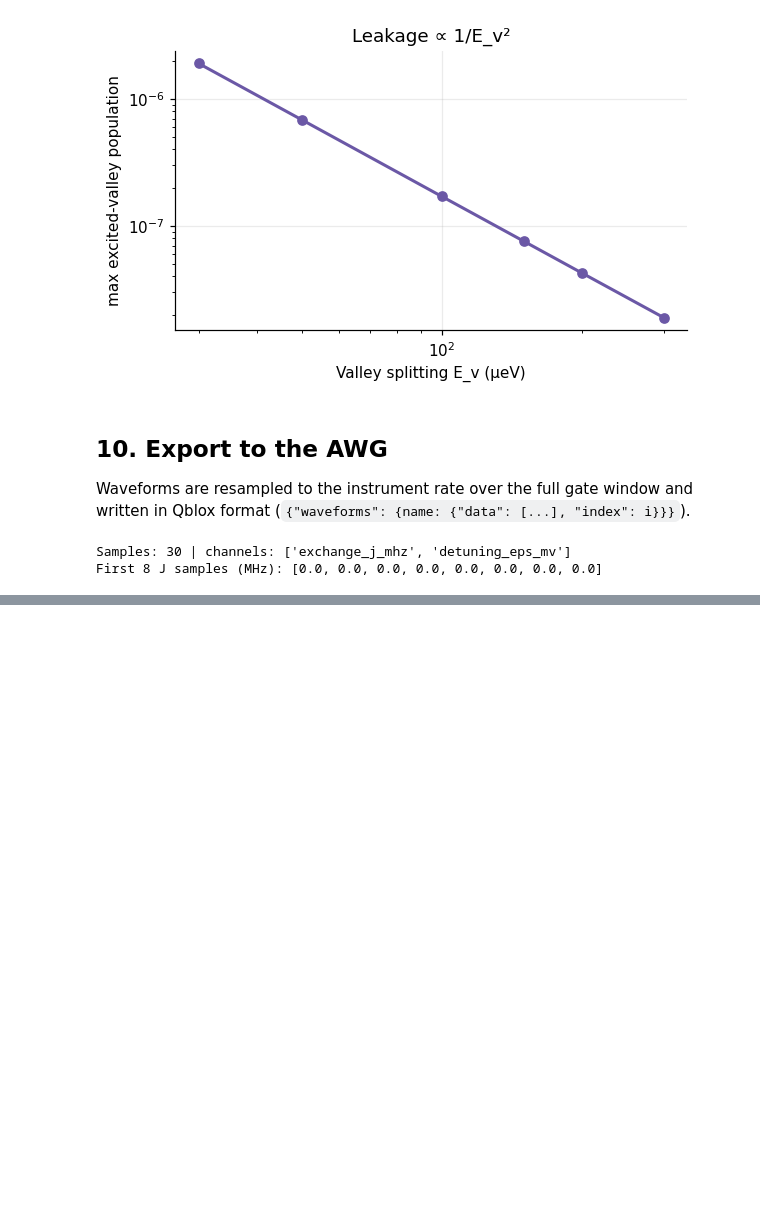
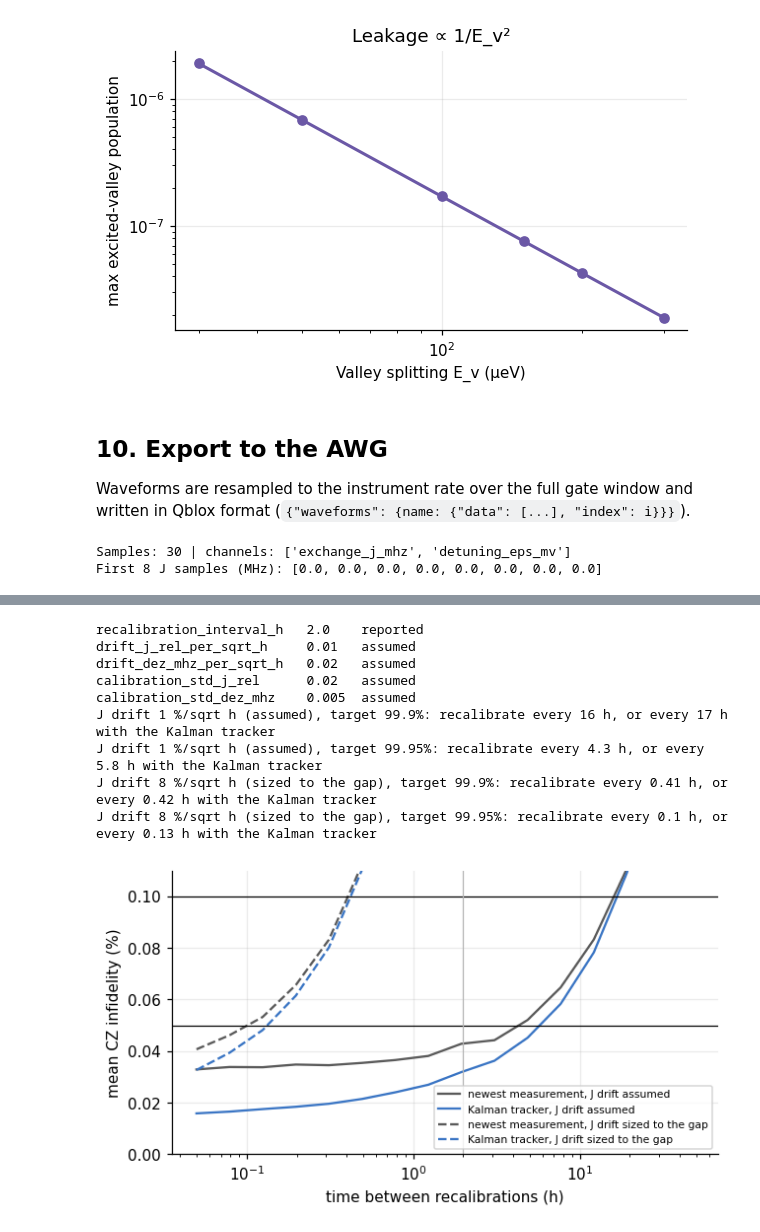
Before and after one commit to Jaspersands/spin-optimal-control, a Jupyter notebook: notebooks/01_exchange_gates_noise_and_benchmarking.ipynb, the cells around one changed output, grey strips where cells are left out. Cells and saved outputs as stored; diff of their text form; code cells hidden in the pictures; blank space fills up the shorter version.

```diff
--- a/notebooks/01_exchange_gates_noise_and_benchmarking.ipynb
+++ b/notebooks/01_exchange_gates_noise_and_benchmarking.ipynb
@@ -331,0 +345,14 @@ First 8 J samples (MHz): [0.0, 0.0, 0.0, 0.0, 0.0, 0.0, 0.0, 0.0]
+# %%
+from spin_optimal_control import load_devices, comparison_table
+from spin_optimal_control.devices import format_comparison_table
+from spin_optimal_control.error_budget import LABELS
+devices = load_devices()
+rows = comparison_table(devices)
+print(format_comparison_table(rows))
+print()
+for r in rows:
+    print(f"{r['device']:42s}", "  ".join(f"{k} {v:.1e}" for k, v in r["contributions"].items()))
+print()
+for d in devices.values():
+    fits = d.zeeman_fit()
+    print(f"{d.short:36s} Zeeman alpha", ", ".join(f"{f['alpha']:.2f} ({f['status']})" for f in fits))
@@ -331,0 +441,39 @@ First 8 J samples (MHz): [0.0, 0.0, 0.0, 0.0, 0.0, 0.0, 0.0, 0.0]
+# %%
+from spin_optimal_control.calibration import drift_rate_for_infidelity, longest_interval, recalibration_interval
+d = devices["xue2022"]
+for name in ("recalibration_interval_h", "drift_j_rel_per_sqrt_h", "drift_dez_mhz_per_sqrt_h", "calibration_std_j_rel", "calibration_std_dez_mhz"):
+    print(f"{name:26s} {d.value(name):<6} {'assumed' if d.assumed(name) else 'reported'}")
+base = d.budget().total
+common = dict(drift_dez_mhz_per_sqrt_h=d.value("drift_dez_mhz_per_sqrt_h"),
+              meas_std_j_rel=d.value("calibration_std_j_rel"), meas_std_dez_mhz=d.value("calibration_std_dez_mhz"),
+              intervals_h=np.geomspace(0.05, 48, 16), n_runs=60, seed=1)
+gap_drift = drift_rate_for_infidelity((1 - d.measured_fidelity) - base, d.value("recalibration_interval_h"), d.value("calibration_std_j_rel"))
+runs = {}
+for label, dj in (("assumed", d.value("drift_j_rel_per_sqrt_h")), ("sized to the gap", gap_drift)):
+    r = runs[label] = recalibration_interval(base, d.cz_time_ns, d.value("j_on_mhz"), drift_j_rel_per_sqrt_h=dj, **common)
+    for tgt in (0.999, 0.9995):
+        print(f"J drift {100 * dj:.0f} %/sqrt h ({label}), target {100 * tgt:g}%: recalibrate every "
+              f"{longest_interval(r['intervals_h'], r['infidelity_plain'], tgt):.2g} h, "
+              f"or every {longest_interval(r['intervals_h'], r['infidelity_kalman'], tgt):.2g} h with the Kalman tracker")
+fig, ax = plt.subplots(figsize=(6.5, 3.4))
+for label, ls in (("assumed", "-"), ("sized to the gap", "--")):
+    r = runs[label]
+    ax.semilogx(r["intervals_h"], 100 * r["infidelity_plain"], color="#5a5a5a", ls=ls, label=f"newest measurement, J drift {label}")
+    ax.semilogx(r["intervals_h"], 100 * r["infidelity_kalman"], color="#3a75c4", ls=ls, label=f"Kalman tracker, J drift {label}")
+for tgt in (0.999, 0.9995):
+    ax.axhline(100 * (1 - tgt), color="k", lw=0.8)
+ax.axvline(d.value("recalibration_interval_h"), color="#b5b5b5", lw=0.8)
+ax.set_ylim(0, 0.11); ax.set_xlabel("time between recalibrations (h)"); ax.set_ylabel("mean CZ infidelity (%)")
+ax.legend(fontsize=7, loc="lower right")
+plt.show()
+# %% [output]
+recalibration_interval_h   2.0    reported
+drift_j_rel_per_sqrt_h     0.01   assumed
+drift_dez_mhz_per_sqrt_h   0.02   assumed
+calibration_std_j_rel      0.02   assumed
+calibration_std_dez_mhz    0.005  assumed
+J drift 1 %/sqrt h (assumed), target 99.9%: recalibrate every 16 h, or every 17 h with the Kalman tracker
+J drift 1 %/sqrt h (assumed), target 99.95%: recalibrate every 4.3 h, or every 5.8 h with the Kalman tracker
+J drift 8 %/sqrt h (sized to the gap), target 99.9%: recalibrate every 0.41 h, or every 0.42 h with the Kalman tracker
+J drift 8 %/sqrt h (sized to the gap), target 99.95%: recalibrate every 0.1 h, or every 0.13 h with the Kalman tracker
+[figure, added]
```
Also changed, not shown: parts of 11 cells of this notebook, 17 other files.
